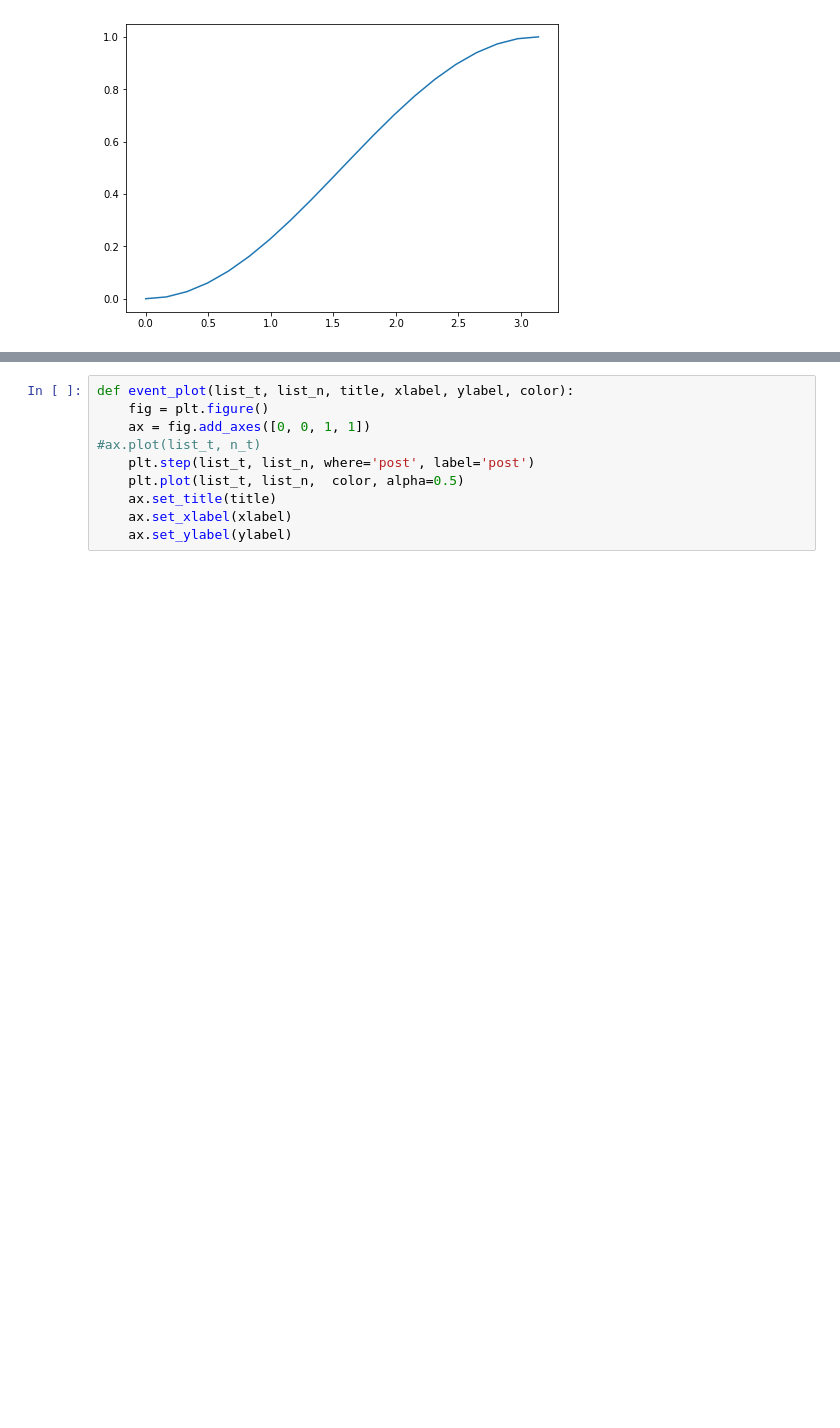
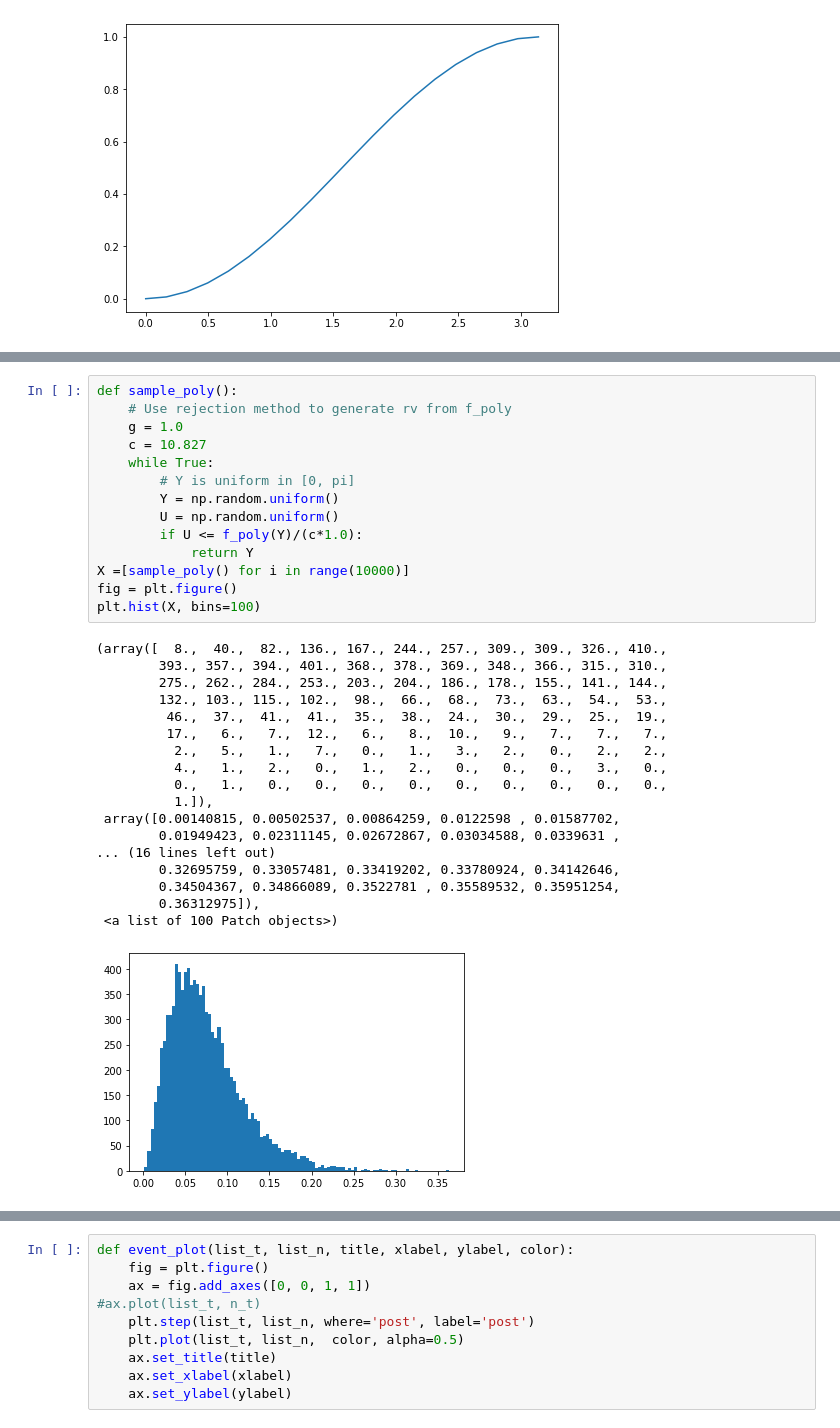
Before and after one commit to pdavegit/simulation, a Jupyter notebook: ch7/simulation-2.ipynb, the cells around one changed output, grey strips where cells are left out. Drawn from its saved outputs; the diff is of its cells as text; blank space fills up the shorter version.

```diff
--- a/ch7/simulation-2.ipynb
+++ b/ch7/simulation-2.ipynb
@@ -103,3 +116,36 @@ plt.hist(sin_distr, bins=50)
+# %%
+def sample_poly():
+    # Use rejection method to generate rv from f_poly
+    g = 1.0
+    c = 10.827
+    while True:
+        # Y is uniform in [0, pi]
+        Y = np.random.uniform()
+        U = np.random.uniform()
+        if U <= f_poly(Y)/(c*1.0):
+            return Y
+X =[sample_poly() for i in range(10000)]
+fig = plt.figure()
+plt.hist(X, bins=100)
+# %% [output]
+(array([  8.,  40.,  82., 136., 167., 244., 257., 309., 309., 326., 410.,
+        393., 357., 394., 401., 368., 378., 369., 348., 366., 315., 310.,
+        275., 262., 284., 253., 203., 204., 186., 178., 155., 141., 144.,
+        132., 103., 115., 102.,  98.,  66.,  68.,  73.,  63.,  54.,  53.,
+         46.,  37.,  41.,  41.,  35.,  38.,  24.,  30.,  29.,  25.,  19.,
+         17.,   6.,   7.,  12.,   6.,   8.,  10.,   9.,   7.,   7.,   7.,
+          2.,   5.,   1.,   7.,   0.,   1.,   3.,   2.,   0.,   2.,   2.,
+          4.,   1.,   2.,   0.,   1.,   2.,   0.,   0.,   0.,   3.,   0.,
+          0.,   1.,   0.,   0.,   0.,   0.,   0.,   0.,   0.,   0.,   0.,
+          1.]),
+ array([0.00140815, 0.00502537, 0.00864259, 0.0122598 , 0.01587702,
+        0.01949423, 0.02311145, 0.02672867, 0.03034588, 0.0339631 ,
+... (16 lines left out)
+        0.32695759, 0.33057481, 0.33419202, 0.33780924, 0.34142646,
+        0.34504367, 0.34866089, 0.3522781 , 0.35589532, 0.35951254,
+        0.36312975]),
+ <a list of 100 Patch objects>)
+[figure, added]
 # %%
 def f(t):
     return .5 * np.sin(t)
```
Also changed, not shown: parts of 11 cells of this notebook.
